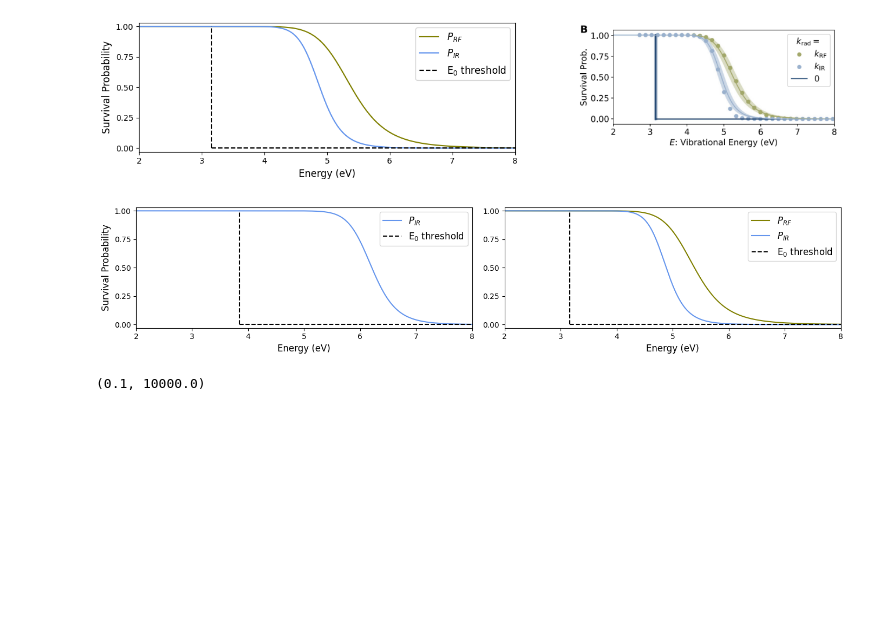
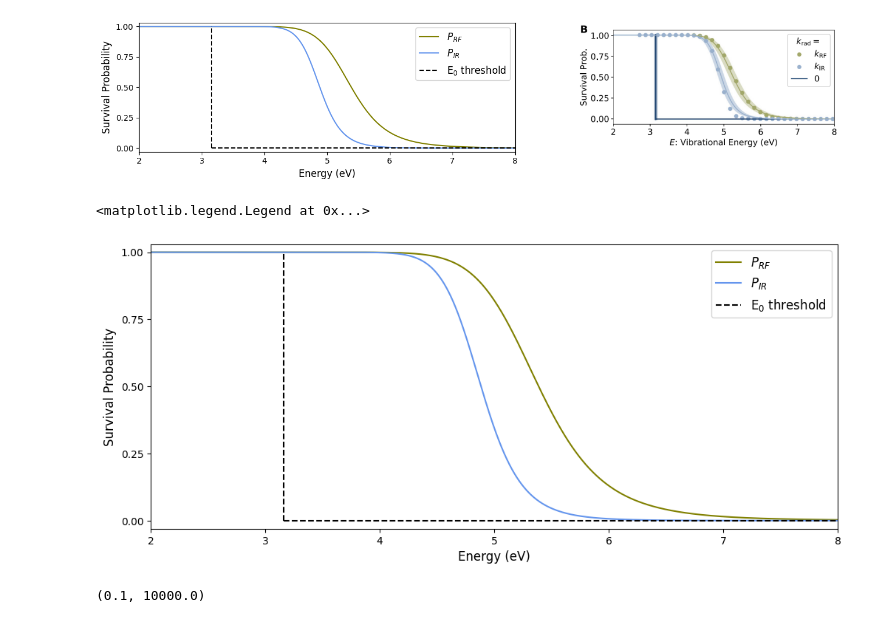
Before and after one commit to mustafa9812/Project-Cynap, a Jupyter notebook: scripts/calculations.ipynb, the cells around one changed output. Saved outputs shown, nothing was run; the diff lists cells and outputs as text; code cells hidden in the pictures; blank space fills up the shorter version.

```diff
--- a/scripts/calculations.ipynb
+++ b/scripts/calculations.ipynb
@@ -943,48 +977,20 @@ plt.show()
 # %% [output]
 [figure]
 # %%
-# NEUTRAL AND CATION 1-CYANONAPHTHALENE SURVIVAL PROBABILITIES COMPARISON PLOT
-N_threshold_eV = 3.85
-C_threshold_eV = 3.16
-
-N_interp_laplace = interp1d(N_LP_filtered_energies_list_eV, N_k_Laplace_list, bounds_error=False, fill_value="extrapolate")
-interp_laplace = interp1d(LP_filtered_energies_list_eV, C_k_Laplace_list, bounds_error=False, fill_value="extrapolate")
-interp_RF = interp1d(RF_filtered_energies_list_eV, k_RF_list, bounds_error=False, fill_value="extrapolate")
-
-N_k_Laplace_interp = N_interp_laplace(N_IR_energies_list_eV)
-C_k_Laplace_interp = interp_laplace(C_IR_energies_list_eV)
-k_RF_interp = interp_RF(C_IR_energies_list_eV)
-
-N_survival_prob_IR = N_k_IR_total / (N_k_Laplace_interp + N_k_IR_total)
-C_survival_prob_IR = C_k_IR_total / (C_k_Laplace_interp + C_k_IR_total)
-C_survival_prob_RF = k_RF_interp / (C_k_Laplace_interp + k_RF_interp)
-
-fig, axs = plt.subplots(1, 2, figsize=(14, 3))
-
-axs[0].plot(N_IR_energies_list_eV, N_survival_prob_IR, color='cornflowerblue', label='$P_{IR}$')
-axs[0].plot([N_threshold_eV, N_threshold_eV], [0, 1], color='black', linestyle='--', label='E$_0$ threshold')
-axs[0].plot([N_threshold_eV, 8], [0, 0], color='black', linestyle='--')
-axs[0].set_xlabel("Energy (eV)", fontsize = 12)
-axs[0].set_ylabel("Survival Probability", fontsize = 12)
-axs[0].set_yticks(np.arange(0, 1.25, 0.25))
-axs[0].set_ylim(-0.03, 1.03)
-axs[0].set_xlim(2, 8)
-axs[0].legend(loc='upper right', fontsize = 12)
-
-axs[1].plot(C_IR_energies_list_eV, C_survival_prob_RF, color='olive', label='$P_{RF}$')
-axs[1].plot(C_IR_energies_list_eV, C_survival_prob_IR, color='cornflowerblue', label='$P_{IR}$')
-axs[1].plot([C_threshold_eV, C_threshold_eV], [0, 1], color='black', linestyle='--', label='E$_0$ threshold')
-axs[1].plot([C_threshold_eV, 8], [0, 0], color='black', linestyle='--')
-axs[1].set_xlabel("Energy (eV)", fontsize = 12)
-axs[1].set_yticks(np.arange(0, 1.25, 0.25))
-axs[1].set_ylim(-0.03, 1.03)
-axs[1].set_xlim(2, 8)
-axs[1].legend(loc='upper right', fontsize = 12)
-
-plt.tight_layout()
-plt.show()
+plt.figure(figsize=(12, 5))
+plt.plot(C_IR_energies_list_eV, C_survival_prob_RF, color='olive', label='$P_{RF}$')
+plt.plot(C_IR_energies_list_eV, C_survival_prob_IR, color='cornflowerblue', label='$P_{IR}$')
+plt.plot([C_threshold_eV, C_threshold_eV], [0, 1], color='black', linestyle='--', label='E$_0$ threshold')
+plt.plot([C_threshold_eV, 8], [0, 0], color='black', linestyle='--')
+plt.xlabel("Energy (eV)", fontsize = 12)
+plt.ylabel("Survival Probability", fontsize = 12)
+plt.yticks(np.arange(0, 1.25, 0.25))
+plt.ylim(-0.03, 1.03)
+plt.xlim(2, 8)
+plt.legend(loc='upper right', fontsize = 12)
 # %% [output]
+<matplotlib.legend.Legend at 0x...>
-[figure, old version]
+[figure, new version]
 # %%
 # 1-CYANONAPHTHALENE+ ALL RATE COEFFICIENTS COMBINED PLOT
 #plt.plot(LP_filtered_energies_list_eV, C_k_Laplace_list, color='darkslategrey', label='$k_{Laplace}$')
```
Also changed, not shown: parts of 7 cells of this notebook, 5 other files.
